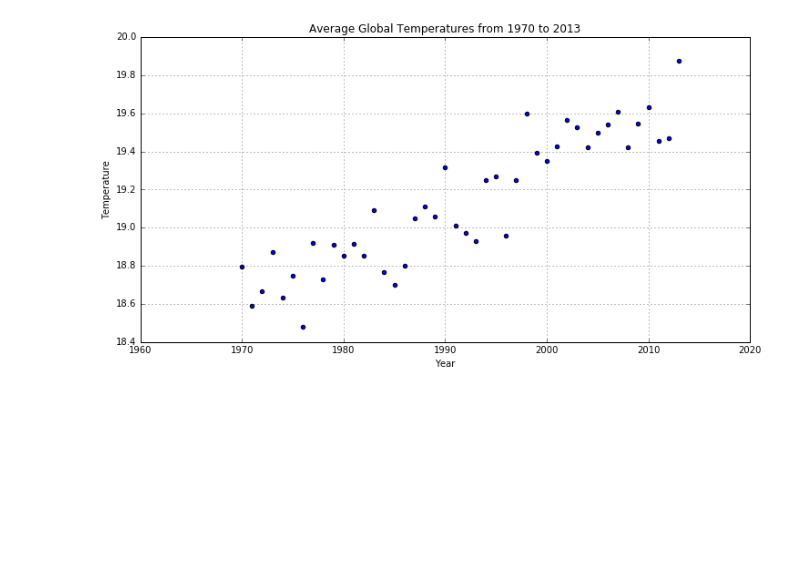
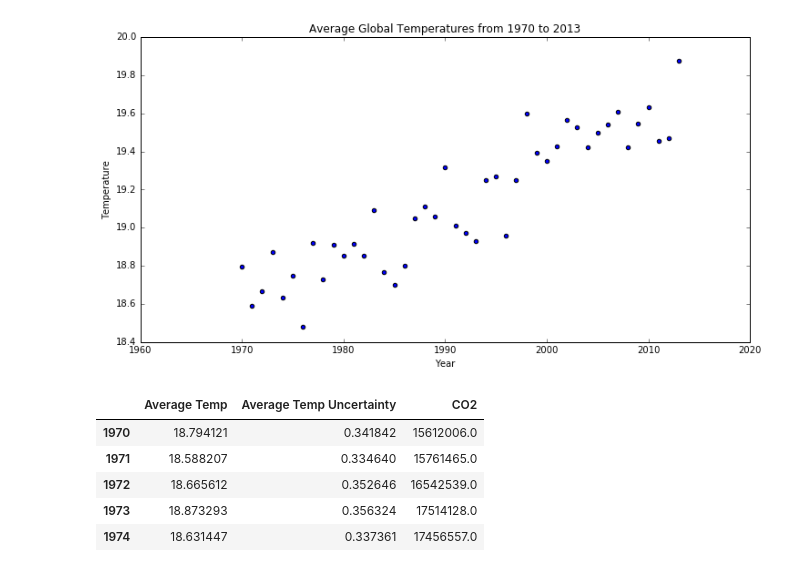
Before and after one commit to mbhatti29/CSC-Project, a Jupyter notebook: CarbonAndTemperature.ipynb, the cells around one changed output. Saved outputs shown, nothing was run; the diff lists cells and outputs as text; code cells hidden in the pictures; blank space fills up the shorter version.

```diff
--- a/CarbonAndTemperature.ipynb
+++ b/CarbonAndTemperature.ipynb
@@ -57,3 +58,15 @@ plt.ylabel("Temperature")
 plt.show()
 # %% [output]
 [figure]
+# %%
+df = pd.DataFrame({'Average Temp' : temps,
+                   'CO2' : world_data[0],
+                  'Average Temp Uncertainty' : unc_temps},index=dates)
+df.head()
+# %% [output]
+|  | Average Temp | Average Temp Uncertainty | CO2 |
+| 1970 | 18.794121 | 0.341842 | 15612006.0 |
+| 1971 | 18.588207 | 0.334640 | 15761465.0 |
+| 1972 | 18.665612 | 0.352646 | 16542539.0 |
+| 1973 | 18.873293 | 0.356324 | 17514128.0 |
+| 1974 | 18.631447 | 0.337361 | 17456557.0 |
```
Also changed, not shown: parts of 5 cells of this notebook.
